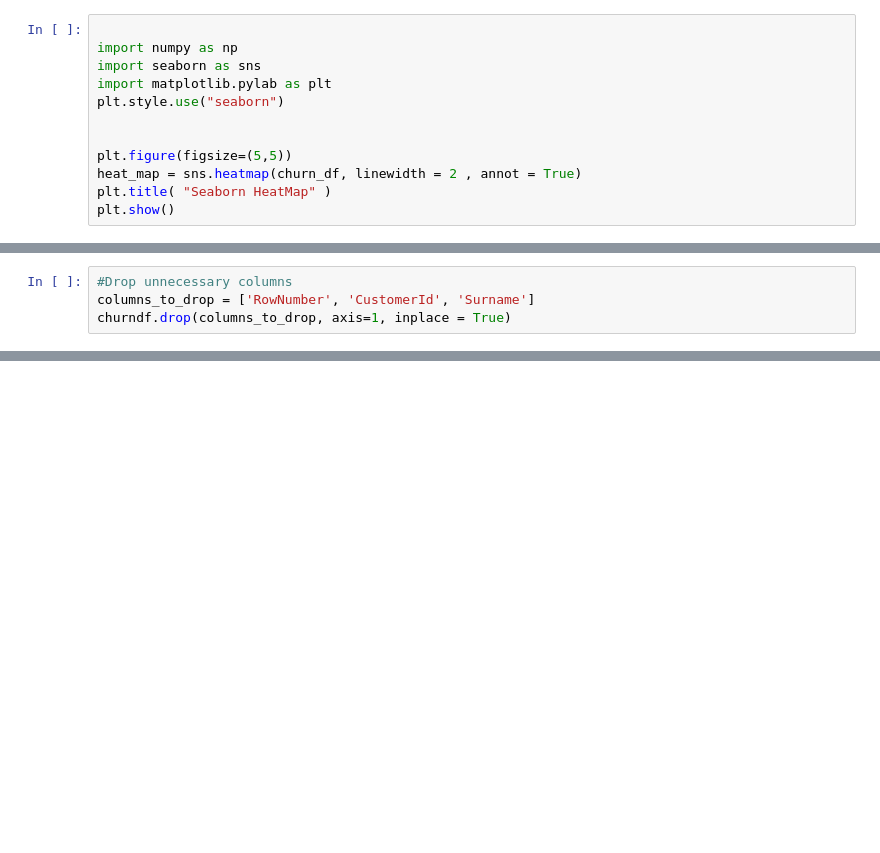
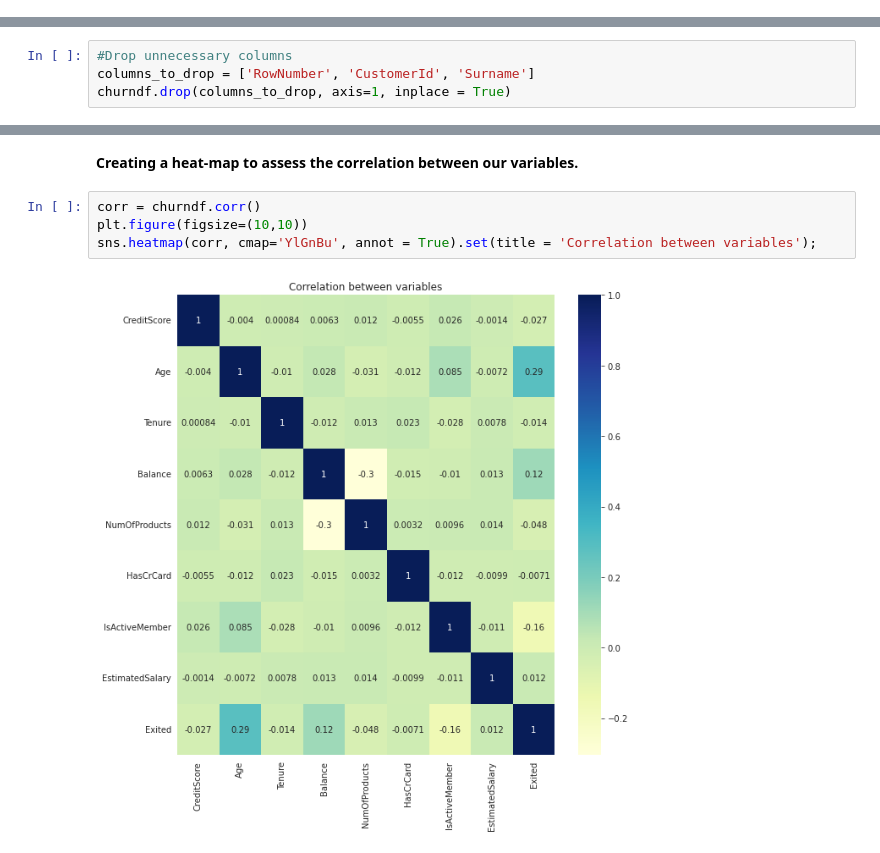
Before and after one commit to harshitlikhar/SC22-BatchB-recursive-searchers, a Jupyter notebook: Group-2/data/EDA for Churn Modeling.ipynb, the cells around one changed output, grey strips where cells are left out. Cells and saved outputs as stored; diff of their text form; blank space fills up the shorter version.

```diff
--- a/Group-2/data/EDA for Churn Modeling.ipynb
+++ b/Group-2/data/EDA for Churn Modeling.ipynb
@@ -40,12 +11,0 @@ sns.heatmap(corr, cmap='YlGnBu', annot = True)
-# %%
-
-import numpy as np
-import seaborn as sns
-import matplotlib.pylab as plt
-plt.style.use("seaborn")
-
-
-plt.figure(figsize=(5,5))
-heat_map = sns.heatmap(churn_df, linewidth = 2 , annot = True)
-plt.title( "Seaborn HeatMap" )
-plt.show()
@@ -76,0 +30,8 @@ sns.countplot(data=churndf, x='Tenure', hue='Exited').set(title='Tenure vs. Peop
+# %% [markdown]
+**Creating a heat\-map to assess the correlation between our variables.**
+# %%
+corr = churndf.corr()
+plt.figure(figsize=(10,10))
+sns.heatmap(corr, cmap='YlGnBu', annot = True).set(title = 'Correlation between variables');
+# %% [output]
+[figure, added]
```
Also changed, not shown: parts of 28 cells of this notebook, 10 other files.
